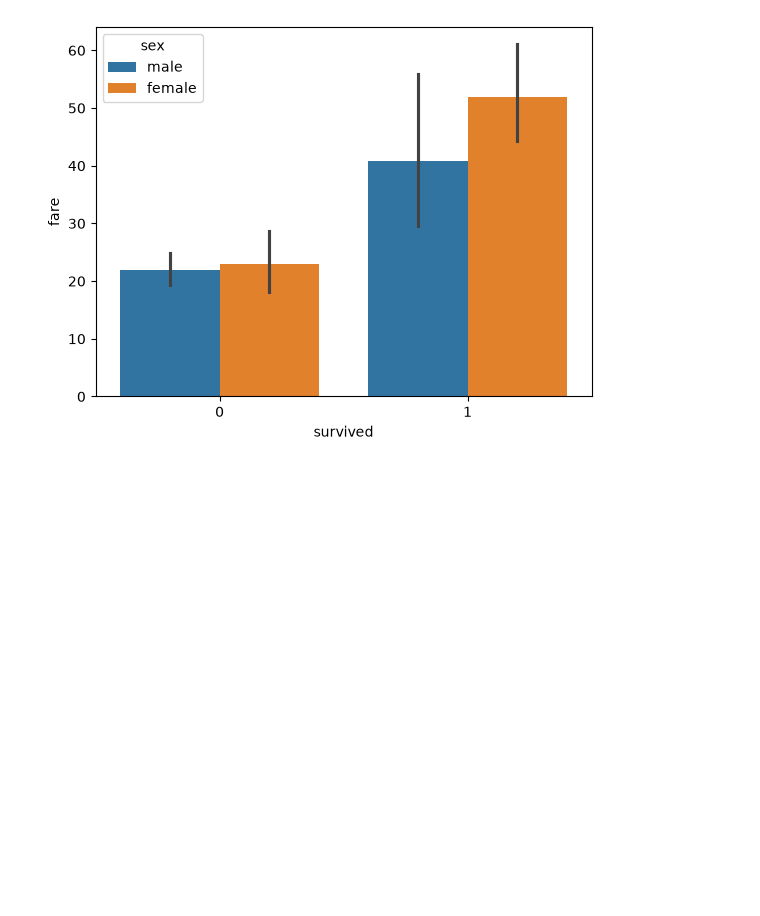
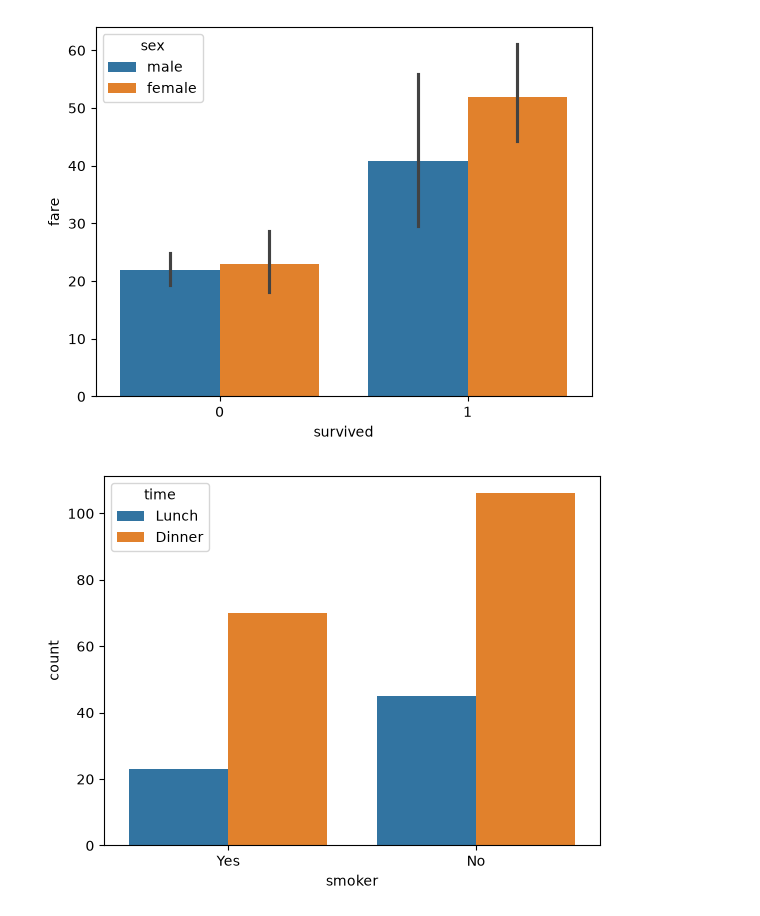
Before and after one commit to priyanship-cse/ADS_26_2026_2503201000866, a Jupyter notebook: Python/day_seaborn.ipynb, the cells around one changed output. Cells and saved outputs as stored; diff of their text form; code cells hidden in the pictures; blank space fills up the shorter version.

```diff
--- a/Python/day_seaborn.ipynb
+++ b/Python/day_seaborn.ipynb
@@ -50,3 +50,8 @@ sns.barplot(
 plt.show()
 # %% [output]
 [figure]
+# %%
+sns.countplot(data=tips, x='smoker', hue='time')
+plt.show()
+# %% [output]
+[figure, added]
```
Also changed, not shown: parts of 1 cell of this notebook.
